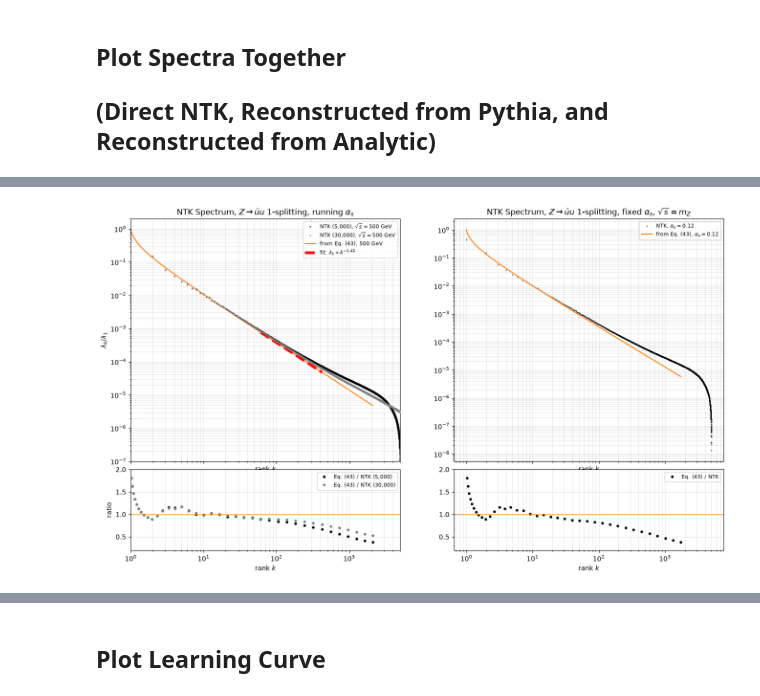
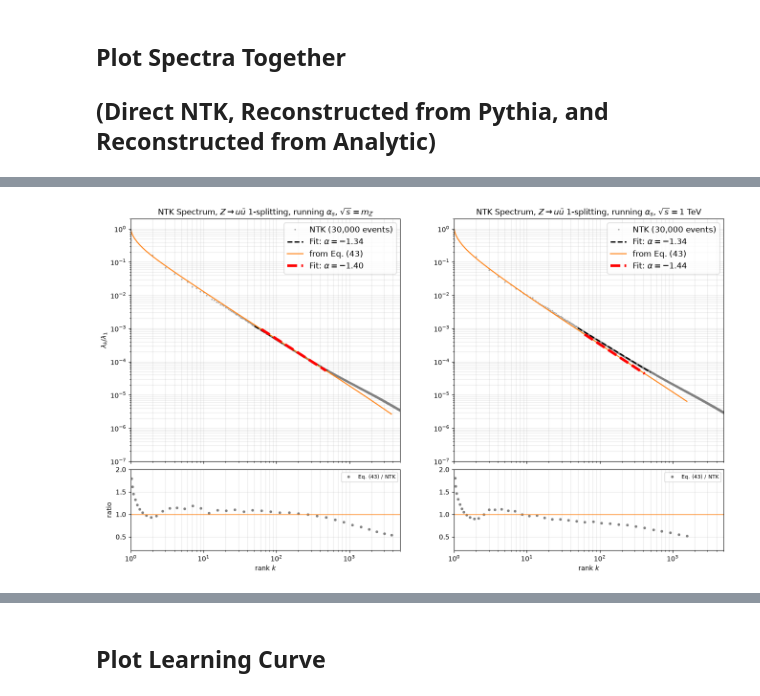
Before and after one commit to ykahn/Jet-Scaling-Laws, a Jupyter notebook: StevensCode/plot_together.ipynb, the cells around one changed output, grey strips where cells are left out. Saved outputs shown, nothing was run; the diff lists cells and outputs as text; code cells hidden in the pictures.

```diff
--- a/StevensCode/plot_together.ipynb
+++ b/StevensCode/plot_together.ipynb
@@ -34,8 +38,9 @@ labels = {'Z': r'$Z\to q\bar q$',
 # %% [markdown]
 ## Import Spectra
 # %%
-keys = ['Z1', 'Z1_500GeV', 'Z1_1TeV', 'Z1_fix08', 'Z1_fix12', 'Z1_fix16', 'Z1_fix05', 'Z1_fix50']
-depth, nq, M = 4, 2048, 20000
+keys = ['Z', 'Z1_mZ', 'Z1_1TeV', 'Z1_10TeV', 'Z1_fix05', 'Z1_fix1365', 'Z1_fix50',
+        'tt_stable_1emit', 'tt_stable_full', 'tt_decay_1emit', 'tt_decay_full']
+depth, nq, M = 4, 2048, 30000
 nw, nz = 500, 500
 
 ### NTK spectra: λ_k for k = 1..M (dense eigvalsh)
@@ -97,59 +97,35 @@ print(list(NN_thrust));
 ## Plot Spectra Together
 ## (Direct NTK, Reconstructed from Pythia, and Reconstructed from Analytic)
 # %%
+######## choose what to show ########
+left, right = 'Z1_mZ', 'Z1_1TeV'     # left: Z1_mZ, Z1_1TeV, Z1_10TeV   |   right: Z1_fix05, Z1_fix1365, Z1_fix50
+lo, hi = 5e1, 5e2                        # fit window in rank k
+scale  = 0.45                            # (by hand) vertical offset of the NTK points
+NTK    = NTK_30                          # which NTK spectra to use
+#####################################
+names = {'Z1_mZ': r'running $\alpha_s$, $\sqrt{s} = m_Z$', 'Z1_1TeV': r'running $\alpha_s$, $\sqrt{s} = 1$ TeV', 'Z1_10TeV': r'running $\alpha_s$, $\sqrt{s} = 10$ TeV',
+         'Z1_fix05': r'fixed $\alpha_s = 0.05$, $\sqrt{s} = m_Z$', 'Z1_fix1365': r'fixed $\alpha_s = 0.1365$, $\sqrt{s} = m_Z$', 'Z1_fix50': r'fixed $\alpha_s = 0.50$, $\sqrt{s} = m_Z$'}
+
 fig, ((ax1, ax2), (r1, r2)) = plt.subplots(2, 2, figsize=(16, 9), sharex='col', gridspec_kw=dict(height_ratios=[3, 1], hspace=0.05))
-kk = lambda lam: np.arange(1, len(lam) + 1)
-norm = lambda key, k: NTK_5[key][int(k[0]) - 1] / NTK_5[key][0]      # pin a reconstructed curve to the NTK value at its first k
-ntk_at = lambda D, key, k: np.exp(np.interp(np.log(k), np.log(kk(D[key])), np.log(D[key]/D[key][0])))   # NTK/λ1 interpolated at the reconstruction's k
-scale = 0.45   # (by hand)
-
-# left: energy scan, running alpha_s
-# ax1.loglog(kk(NTK['Z1']), scale*NTK['Z1']/NTK['Z1'][0], '.', color='C0', markersize=2, alpha=0.5, label=r'NTK, $\sqrt{s} = m_Z$')
-ax1.loglog(kk(NTK_5['Z1_500GeV']), scale*NTK_5['Z1_500GeV']/NTK_5['Z1_500GeV'][0], '.', color='k', markersize=3, alpha=0.5, label=r'NTK (5,000), $\sqrt{s} = 500$ GeV', zorder=10)
-ax1.loglog(kk(NTK_30['Z1_500GeV']), scale*NTK_30['Z1_500GeV']/NTK_30['Z1_500GeV'][0], '.', color='gray', markersize=3, alpha=0.5, label=r'NTK (30,000), $\sqrt{s} = 500$ GeV', zorder=10)
-# ax1.loglog(kk(NTK['Z1_1TeV']), scale*NTK['Z1_1TeV']/NTK['Z1_1TeV'][0], '.', color='C2', markersize=2, alpha=0.5, label=r'NTK, $\sqrt{s} = 1$ TeV')
-# k, lam = REC_PY['Z1'];        ax1.loglog(k, lam*norm('Z1', k), 'o', color='C0', markersize=4, mfc='none', label=r'from Pythia $d(Q)$, $m_Z$')
-# k, lam = REC_PY['Z1_500GeV']; ax1.loglog(k, lam*norm('Z1_500GeV', k), 'o', color='C1', markersize=4, mfc='none', label=r'from Pythia $d(Q)$, 500 GeV')
-# k, lam = REC_PY['Z1_1TeV'];   ax1.loglog(k, lam*norm('Z1_1TeV', k), 'o', color='C2', markersize=4, mfc='none', label=r'from Pythia $d(Q)$, 1 TeV')
-# k, lam = REC_AN['Z1'];        ax1.loglog(k, lam*norm('Z1', k), '-', color='C0', label=r'from Eq. (43), $m_Z$')
-k, lam = REC_AN['Z1_500GeV']; ax1.loglog(k, lam*norm('Z1_500GeV', k), '-', color='C1', label=r'from Eq. (43), 500 GeV')
-# k, lam = REC_AN['Z1_1TeV'];   ax1.loglog(k, lam*norm('Z1_1TeV', k), '-', color='C2', label=r'from Eq. (43), 1 TeV')
-###### Ratio Plot ######
-r1.semilogx(k, lam*norm('Z1_500GeV', k)/(scale*ntk_at(NTK_5, 'Z1_500GeV', k)), '.', color='k', label='Eq. (43) / NTK (5,000)')
-r1.semilogx(k, lam*norm('Z1_500GeV', k)/(scale*ntk_at(NTK_30, 'Z1_500GeV', k)), '.', color='gray', label='Eq. (43) / NTK (30,000)')
-###### Fit ######
-lo, hi = 5e1, 5e2
-m = (k >= lo) & (k <= hi)
-fit = np.polyfit(np.log(k[m]), np.log(lam[m]), 1);  alpha = -fit[0]
-ax1.loglog(k[m], np.exp(np.polyval(fit, np.log(k[m])))*norm('Z1_500GeV', k), '--', color='r', lw=4, label=rf'fit: $\lambda_k \propto k^{{-{alpha:.2f}}}$')
-ax1.set_title(r'NTK Spectrum, $Z\rightarrow \bar{u}u$ 1-splitting, running $\alpha_s$');
-ax1.set_xlabel('rank $k$');
-ax1.set_ylabel(r'$\lambda_k/\lambda_1$')
-ax1.legend(fontsize=8); ax1.grid(True, which='both', alpha=0.3)
-
-# right: fixed alpha_s at mZ
-# ax2.loglog(kk(NTK['Z1_fix08']), scale*NTK['Z1_fix08']/NTK['Z1_fix08'][0], '.', color='C0', markersize=2, alpha=0.5, label=r'NTK, $\alpha_s = 0.08$')
-ax2.loglog(kk(NTK_5['Z1_fix12']), scale*NTK_5['Z1_fix12']/NTK_5['Z1_fix12'][0], '.', color='k', markersize=2, alpha=0.5, label=r'NTK, $\alpha_s = 0.12$')
-# ax2.loglog(kk(NTK['Z1_fix16']), scale*NTK['Z1_fix16']/NTK['Z1_fix16'][0], '.', color='C2', markersize=2, alpha=0.5, label=r'NTK, $\alpha_s = 0.16$')
-# k, lam = REC_PY['Z1_fix08'];  ax2.loglog(k, lam*norm('Z1_fix08', k), 'o', color='C0', markersize=4, mfc='none', label=r'from Pythia $d(Q)$, $\alpha_s = 0.08$')
-# k, lam = REC_PY['Z1_fix12'];  ax2.loglog(k, lam*norm('Z1_fix12', k), 'o', color='C1', markersize=4, mfc='none', label=r'from Pythia $d(Q)$, $\alpha_s = 0.12$')
-# k, lam = REC_PY['Z1_fix16'];  ax2.loglog(k, lam*norm('Z1_fix16', k), 'o', color='C2', markersize=4, mfc='none', label=r'from Pythia $d(Q)$, $\alpha_s = 0.16$')
-# k, lam = REC_AN['Z1_fix08'];  ax2.loglog(k, lam*norm('Z1_fix08', k), '-', color='C0', label=r'from Eq. (43), $\alpha_s = 0.08$')
-k, lam = REC_AN['Z1_fix12'];  ax2.loglog(k, lam*norm('Z1_fix12', k), '-', color='C1', label=r'from Eq. (43), $\alpha_s = 0.12$')
-# k, lam = REC_AN['Z1_fix16'];  ax2.loglog(k, lam*norm('Z1_fix16', k), '-', color='C2', label=r'from Eq. (43), $\alpha_s = 0.16$')
-ax2.set_title(r'NTK Spectrum, $Z\rightarrow \bar{u}u$ 1-splitting, fixed $\alpha_s$, $\sqrt{s} = m_Z$');
-ax2.set_xlabel('rank $k$')
-ax2.legend(fontsize=8); ax2.grid(True, which='both', alpha=0.3)
-r2.semilogx(k, lam*norm('Z1_fix12', k)/(scale*ntk_at(NTK_5, 'Z1_fix12', k)), '.', color='k', label='Eq. (43) / NTK')
-
-
-for r in (r1, r2):
-    r.axhline(1, color='C1', lw=1);
-    # r.set_yscale('log');
-    r.set_ylim(0.2, 2);
-    r.set_xlabel('rank $k$');
-    r.grid(True, which='both', alpha=0.3);
-    r.legend(fontsize=8)
-r1.set_ylabel('ratio')
-ax1.set_ylim(1e-7, 2); ax1.set_xlim(1e0, 5e3)
+for key, ax, r in ((left, ax1, r1), (right, ax2, r2)):
+    ### NTK spectrum, and its fit on log-spaced ranks in [lo, hi]
+    lam_ntk = NTK[key]/NTK[key][0];  kn = np.arange(1, len(lam_ntk) + 1)
+    ax.loglog(kn, scale*lam_ntk, '.', color='gray', markersize=3, alpha=0.5, label=f'NTK ({len(lam_ntk):,} events)')
+    kg  = np.unique(np.round(np.logspace(np.log10(lo), np.log10(hi), 60)).astype(int))
+    fit = np.polyfit(np.log(kg), np.log(scale*lam_ntk[kg - 1]), 1)
+    ax.loglog(kg, np.exp(np.polyval(fit, np.log(kg))), '--', color='k', lw=2, label=rf'Fit: $\alpha = {fit[0]:.2f}$')
+    ### analytic curve (if it exists for these settings), pinned to the NTK value at its first k, with its fit and the ratio
+    if key in REC_AN:
+        k, lam = REC_AN[key];
+        lam = lam*lam_ntk[int(k[0]) - 1]
+        ax.loglog(k, lam, '-', color='C1', label='from Eq. (43)')
+        m   = (k >= lo) & (k <= hi)
+        fit = np.polyfit(np.log(k[m]), np.log(lam[m]), 1)
+        ax.loglog(k[m], np.exp(np.polyval(fit, np.log(k[m]))), '--', color='r', lw=4, label=rf'Fit: $\alpha = {fit[0]:.2f}$')
+        r.semilogx(k, lam/(scale*np.exp(np.interp(np.log(k), np.log(kn), np.log(lam_ntk)))), '.', color='gray', label='Eq. (43) / NTK')
+        r.legend(fontsize=8)
+    ax.set_title(r'NTK Spectrum, $Z\rightarrow u\bar{u}$ 1-splitting, ' + names[key])
+    ax.set_ylim(1e-7, 2);  ax.set_xlim(1e0, 5e3);  ax.legend(fontsize=12);  ax.grid(True, which='both', alpha=0.3)
+    r.axhline(1, color='C1', lw=1);  r.set_ylim(0.2, 2);  r.set_xlabel('rank $k$');  r.grid(True, which='both', alpha=0.3)
+ax1.set_ylabel(r'$\lambda_k/\lambda_1$');  r1.set_ylabel('ratio')
 # %% [output]
@@ -157,4 +133,4 @@ ax1.set_ylim(1e-7, 2); ax1.set_xlim(1e0, 5e3)
-[figure, old version]
+[figure, new version]
 # %%
 w, lo, hi = 1, 20, 300                       # local-slope window |Δ ln k| ≤ w;   fit window lo ≤ k ≤ hi
 k = np.arange(1, M + 1);  m = (k >= lo) & (k <= hi)
```
Also changed, not shown: parts of 7 cells of this notebook, 1 other file.
